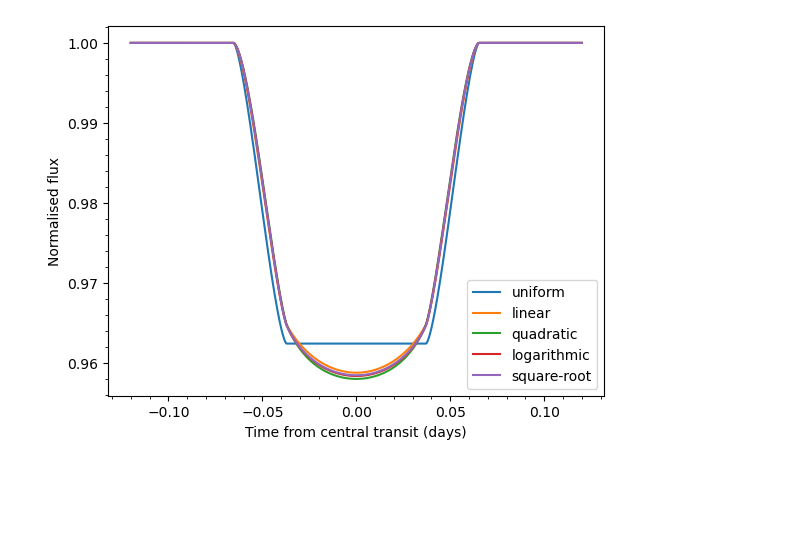
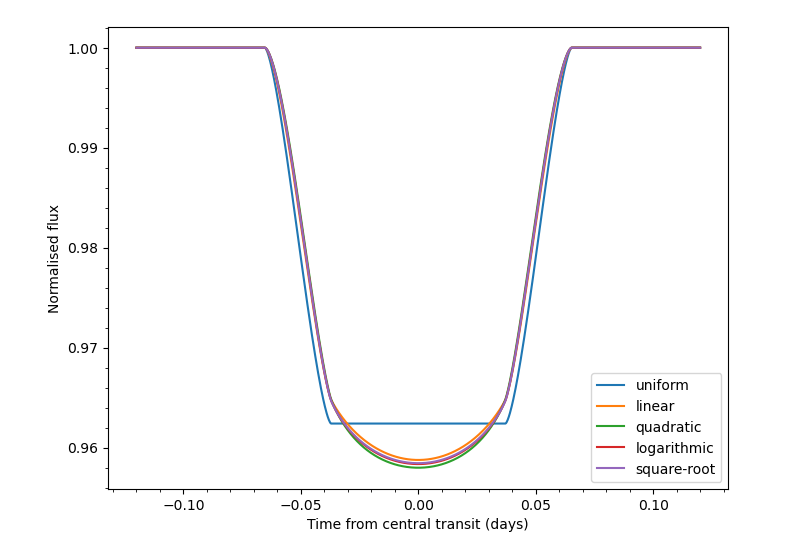
Before and after one commit to hrwakeford/MSci2022_TESS, a Jupyter notebook: BATMAN_code/limb_darkening.ipynb, the cells around one changed output. Saved outputs shown, nothing was run; the diff lists cells and outputs as text; code cells hidden in the pictures; blank space fills up the shorter version.

```diff
--- a/BATMAN_code/limb_darkening.ipynb
+++ b/BATMAN_code/limb_darkening.ipynb
@@ -22,32 +24,32 @@ params.limb_dark = "nonlinear"        #limb darkening model
 params.u = [0.5, 0.1, 0.1, -0.1]      #limb darkening coefficients [u1, u2, u3, u4]
 
 t = np.linspace(-0.12, 0.12, 1000)  #times at which to calculate light curve
 m = batman.TransitModel(params, t)    #initializes model
 
 
 #QUADRATIC - https://www.aanda.org/articles/aa/pdf/2010/02/aa13675-09.pdf
 #LDC came from https://articles.adsabs.harvard.edu/pdf/1993AJ....106.2096V
 
 ld_options = ["uniform", "linear", "quadratic" , "logarithmic", "squareroot"]
 labels = ["uniform", "linear", "quadratic" , "logarithmic", "square-root"]
 ld_coefficients = [[], [0.478], [0.3423, 0.2939] , [0.639, 0.241], [0.116, 0.603]]
 
-fig, ax = plt.subplots(1)
+fig, ax = plt.subplots(1,figsize=(8,6))
 
 for i in range(5):
         params.limb_dark = ld_options[i]          #specifies the LD profile
         params.u = ld_coefficients[i]             #updates LD coefficients
         m = batman.TransitModel(params, t)        #initializes the model
         flux = m.light_curve(params)              #calculates light curve
         plt.plot(t, flux, label = labels[i])
 # plt.title("Varying limb-darkening profiles")
 plt.xlabel("Time from central transit (days)")
 plt.ylabel("Normalised flux")
 plt.legend(loc='lower right')
 
 ax.xaxis.set_minor_locator(tck.AutoMinorLocator())
 ax.yaxis.set_minor_locator(tck.AutoMinorLocator())
 
 plt.show()
 # %% [output]
-[figure, old version]
+[figure, new version]
```
Also changed, not shown: parts of 2 cells of this notebook, 2 other files.
